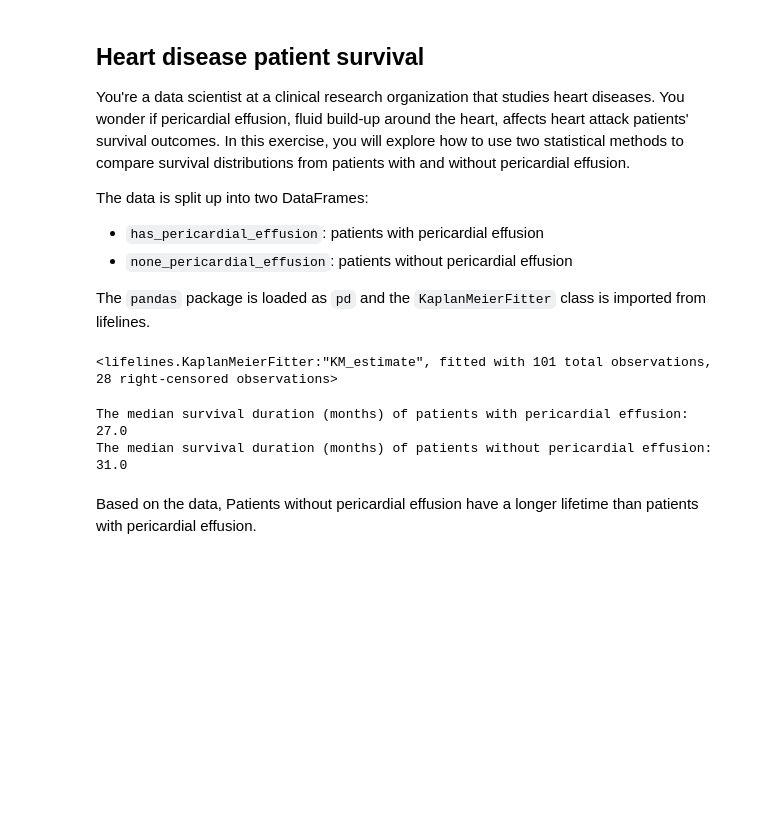
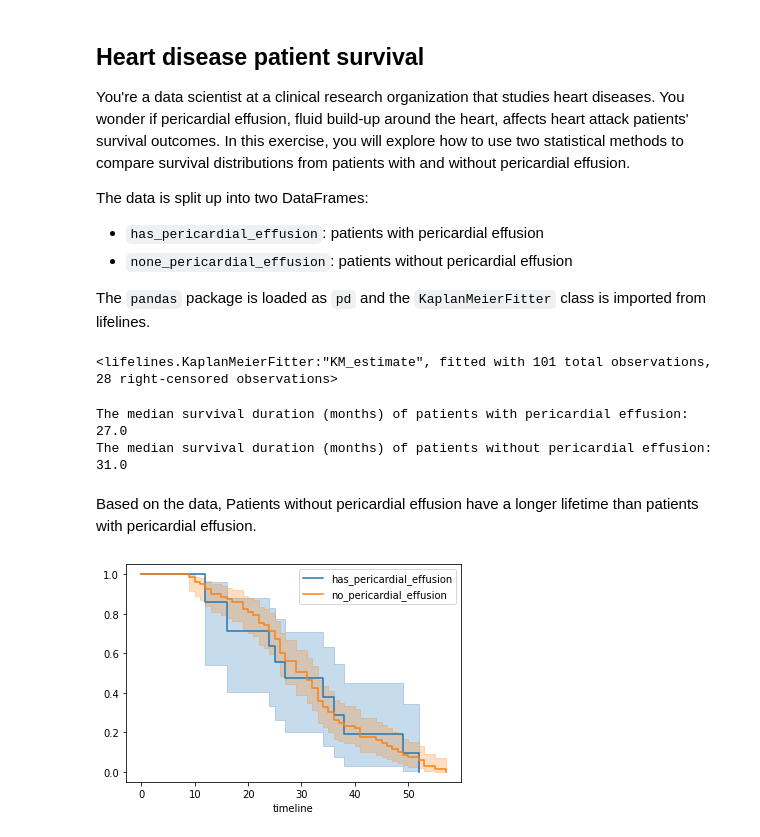
Before and after one commit to timsleeper/survival-analysis, a Jupyter notebook: Echocardiogram-Data.ipynb, the cells around one changed output. Saved outputs shown, nothing was run; the diff lists cells and outputs as text; code cells hidden in the pictures; blank space fills up the shorter version.

```diff
--- a/Echocardiogram-Data.ipynb
+++ b/Echocardiogram-Data.ipynb
@@ -61,3 +64,20 @@ The median survival duration (months) of patients with pericardial effusion:  27
 The median survival duration (months) of patients without pericardial effusion:  31.0
 # %% [markdown]
 Based on the data, Patients without pericardial effusion have a longer lifetime than patients with pericardial effusion.
+# %%
+kmf = KaplanMeierFitter()
+
+# Fit kmf to patients with pericardial effusion
+kmf.fit(has_pericardial_effusion['survival'], has_pericardial_effusion['observed'], label='has_pericardial_effusion')
+
+# Create a plot of the survival function
+surv_plot = kmf.plot()
+
+# Fit kmf to patients without pericardial effusion
+kmf.fit(none_pericardial_effusion['survival'], none_pericardial_effusion['observed'], label='no_pericardial_effusion')
+
+# Plot new survival function and show plot
+kmf.plot(ax=surv_plot)
+plt.show()
+# %% [output]
+[figure, added]
```
Also changed, not shown: parts of 7 cells of this notebook, 2 other files.
